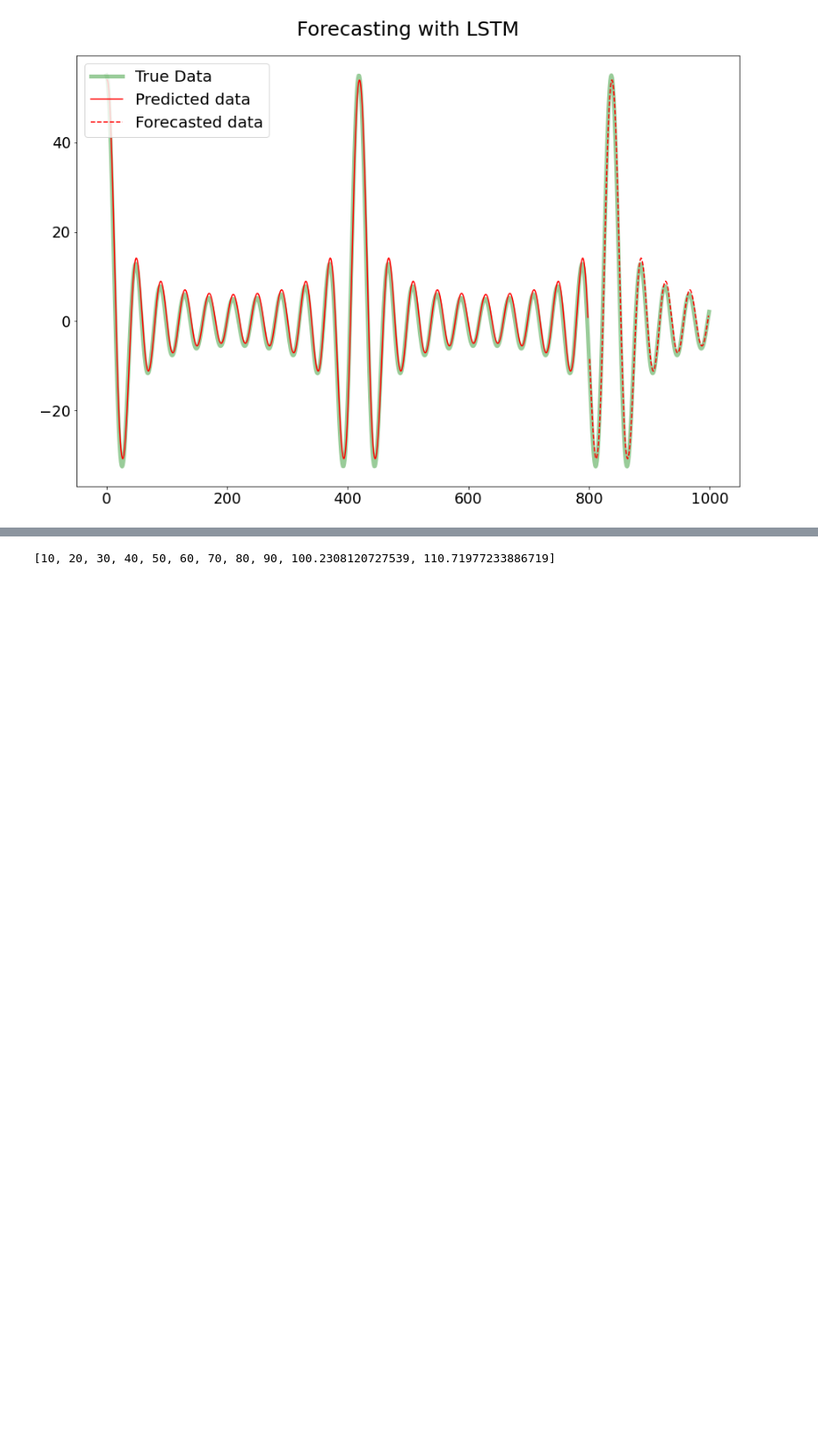
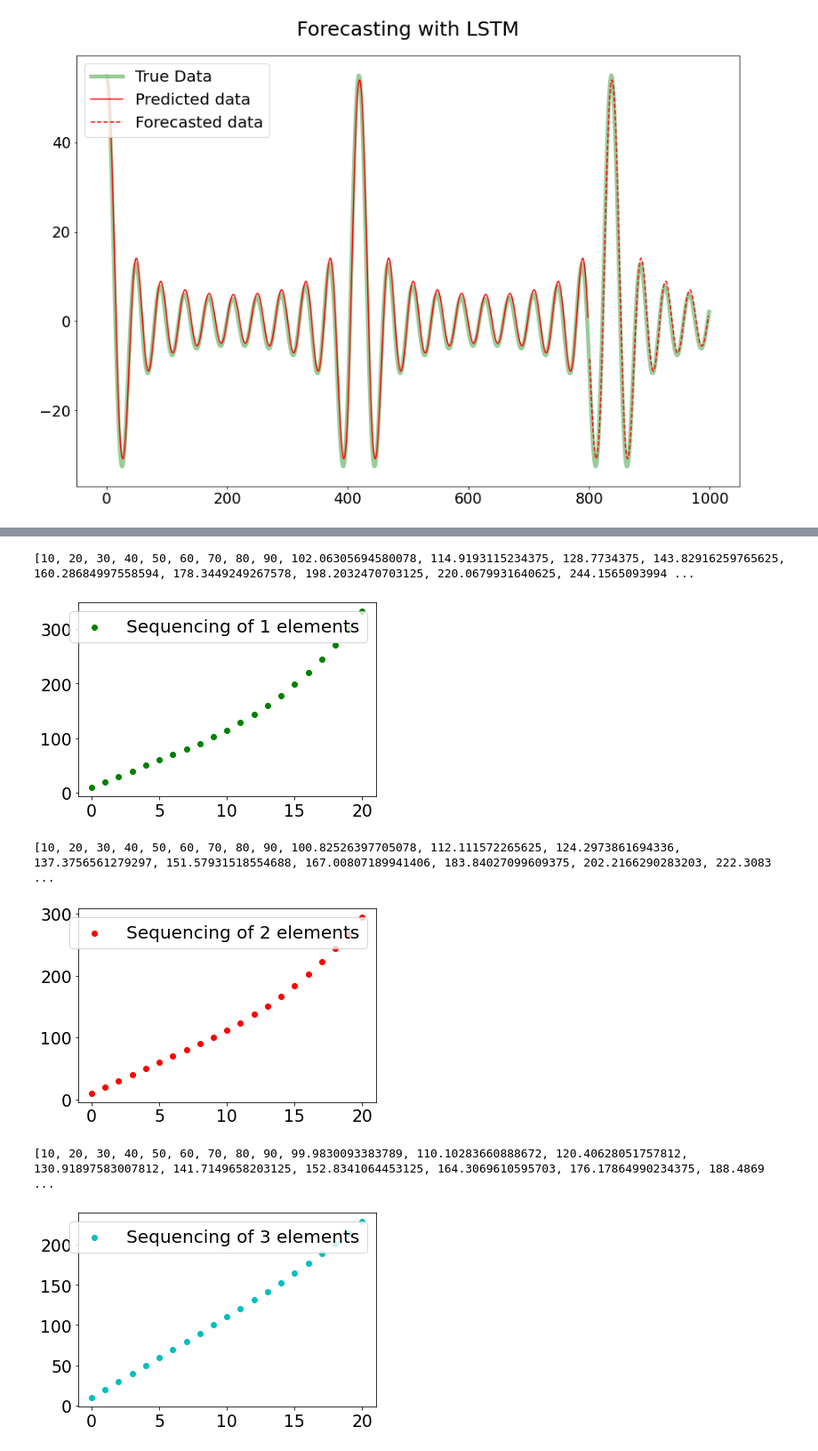
Before and after one commit to RitvikPrabhu/Machine-Learning, a Jupyter notebook: Neural_Networks_function_prediction_.ipynb, the cells around one changed output, grey strips where cells are left out. Shown at 89% size. Cells and saved outputs as stored; diff of their text form; code cells hidden in the pictures; blank space fills up the shorter version.

```diff
--- a/Neural_Networks_function_prediction_.ipynb
+++ b/Neural_Networks_function_prediction_.ipynb
@@ -751,17 +749,11 @@ print(results)
-# %%
-N = 2
-L = [10, 20, 30, 40, 50, 60, 70, 80, 90]
-w = 0
-while w < N:
-  X = [[]]
-  q = sequence_size
-  while q > 0:
-    X[0].append([L[-q]])
-    q -= 1
-  X = np.array(X)
-  results = model.predict(X)
-  L.append(float(results))
-  w += 1
-print(L)
-# %% [output]
-[10, 20, 30, 40, 50, 60, 70, 80, 90, 100.2308120727539, 110.71977233886719]
+# %%
+color = ['b', 'g', 'r', 'c', 'm', 'y', 'k', 'w']
+for i in range(1,size+1):
+  network([10, 20, 30, 40, 50, 60, 70, 80, 90], i, 12, color[i])
+# %% [output]
+[10, 20, 30, 40, 50, 60, 70, 80, 90, 102.06305694580078, 114.9193115234375, 128.7734375, 143.82916259765625, 160.28684997558594, 178.3449249267578, 198.2032470703125, 220.0679931640625, 244.1565093994 ...
+[figure, added]
+[10, 20, 30, 40, 50, 60, 70, 80, 90, 100.82526397705078, 112.111572265625, 124.2973861694336, 137.3756561279297, 151.57931518554688, 167.00807189941406, 183.84027099609375, 202.2166290283203, 222.3083 ...
+[figure, added]
+[10, 20, 30, 40, 50, 60, 70, 80, 90, 99.9830093383789, 110.10283660888672, 120.40628051757812, 130.91897583007812, 141.7149658203125, 152.8341064453125, 164.3069610595703, 176.17864990234375, 188.4869 ...
+[figure, added]
```
Also changed, not shown: parts of 2 cells of this notebook.
